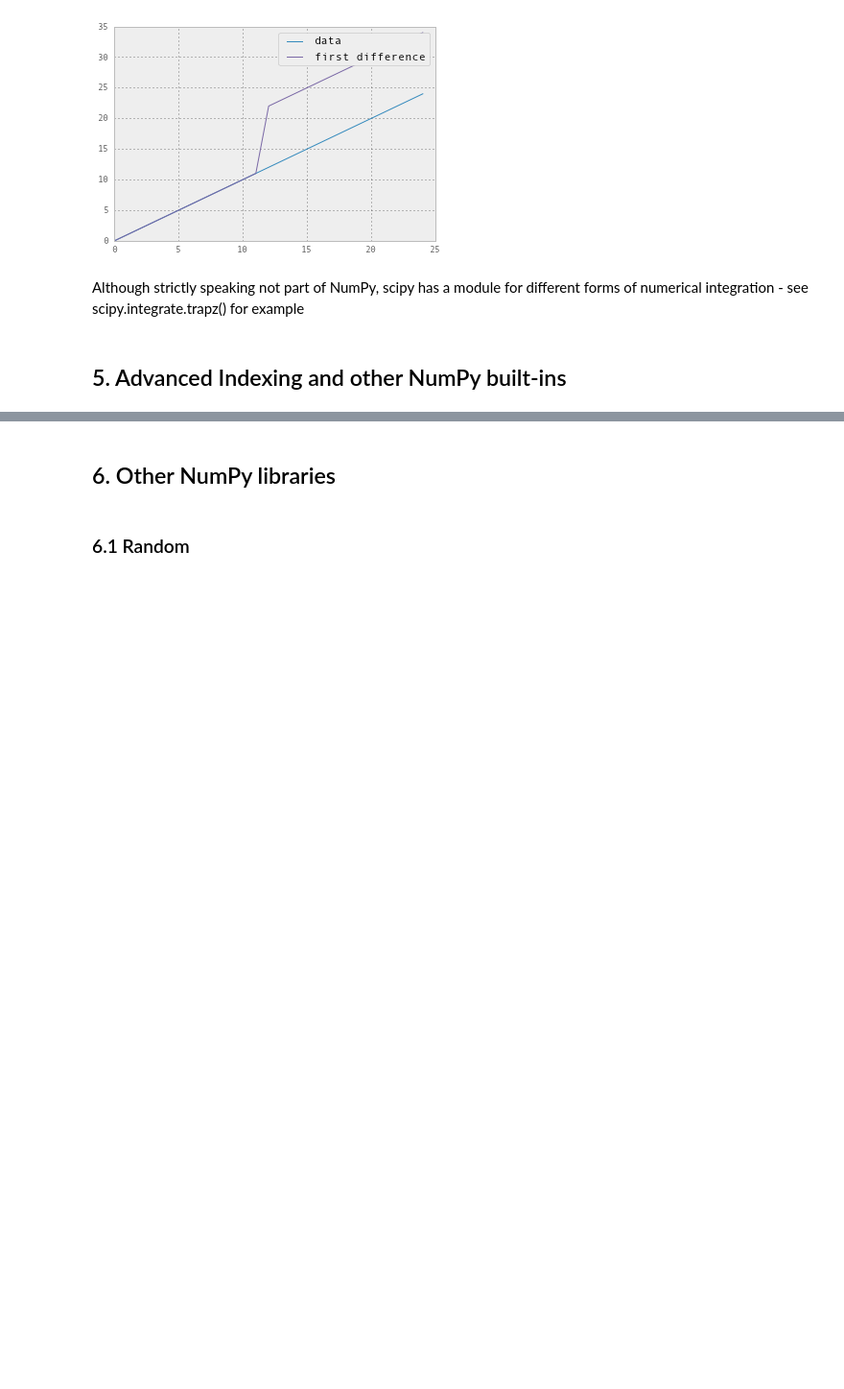
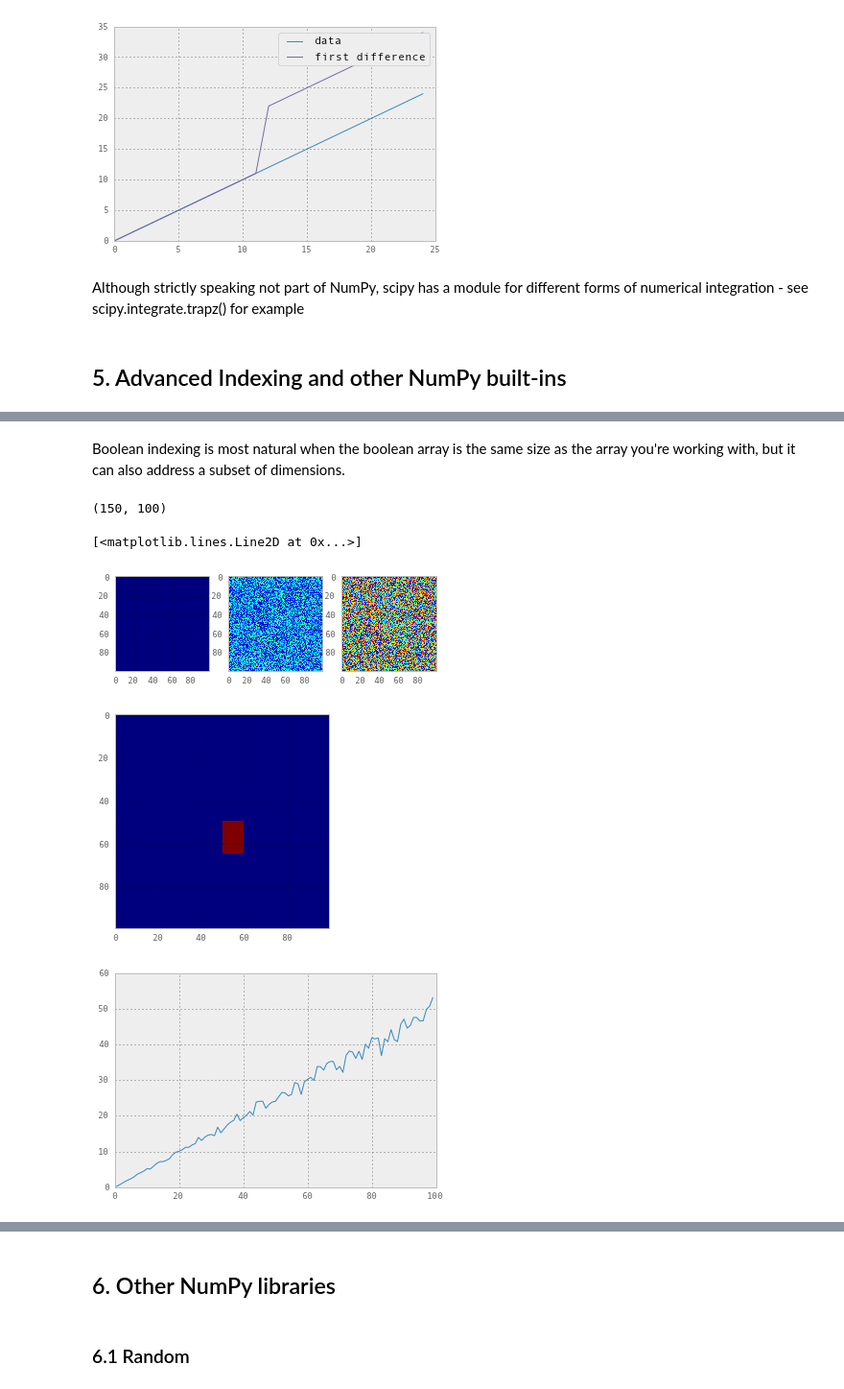
Before and after one commit to andrewgiessel/pydata_bos_2013_intro_to_numpy, a Jupyter notebook: Introduction To NumPy.ipynb, the cells around one changed output, grey strips where cells are left out. Shown at 96% size. Cells and saved outputs as stored; diff of their text form; code cells hidden in the pictures; blank space fills up the shorter version.

```diff
--- a/Introduction To NumPy.ipynb
+++ b/Introduction To NumPy.ipynb
@@ -642,0 +650,25 @@ isinf
+# %% [markdown]
+Boolean indexing is most natural when the boolean array is the same size as the array you're working with, but it can also address a subset of dimensions.
+# %%
+asdf = np.random.random((100,100,100)) * np.arange(100) # 100 frames of increasing random numbers
+figure()
+subplot(1,3,1)
+imshow(asdf[:,:,0], vmax=100)
+subplot(1,3,2)
+imshow(asdf[:,:,50], vmax=100)
+subplot(1,3,3)
+imshow(asdf[:,:,99], vmax=100)
+
+index = np.zeros((100,100), dtype=bool)
+index[50:65,50:60] = True
+figure()
+imshow(index)
+print asdf[index,:].shape
+figure()
+plot(asdf[index,:].mean(axis=0))
+# %% [output]
+(150, 100)
+[<matplotlib.lines.Line2D at 0x...>]
+[figure, added]
+[figure, added]
+[figure, added]
```
Also changed, not shown: parts of 17 cells of this notebook.
